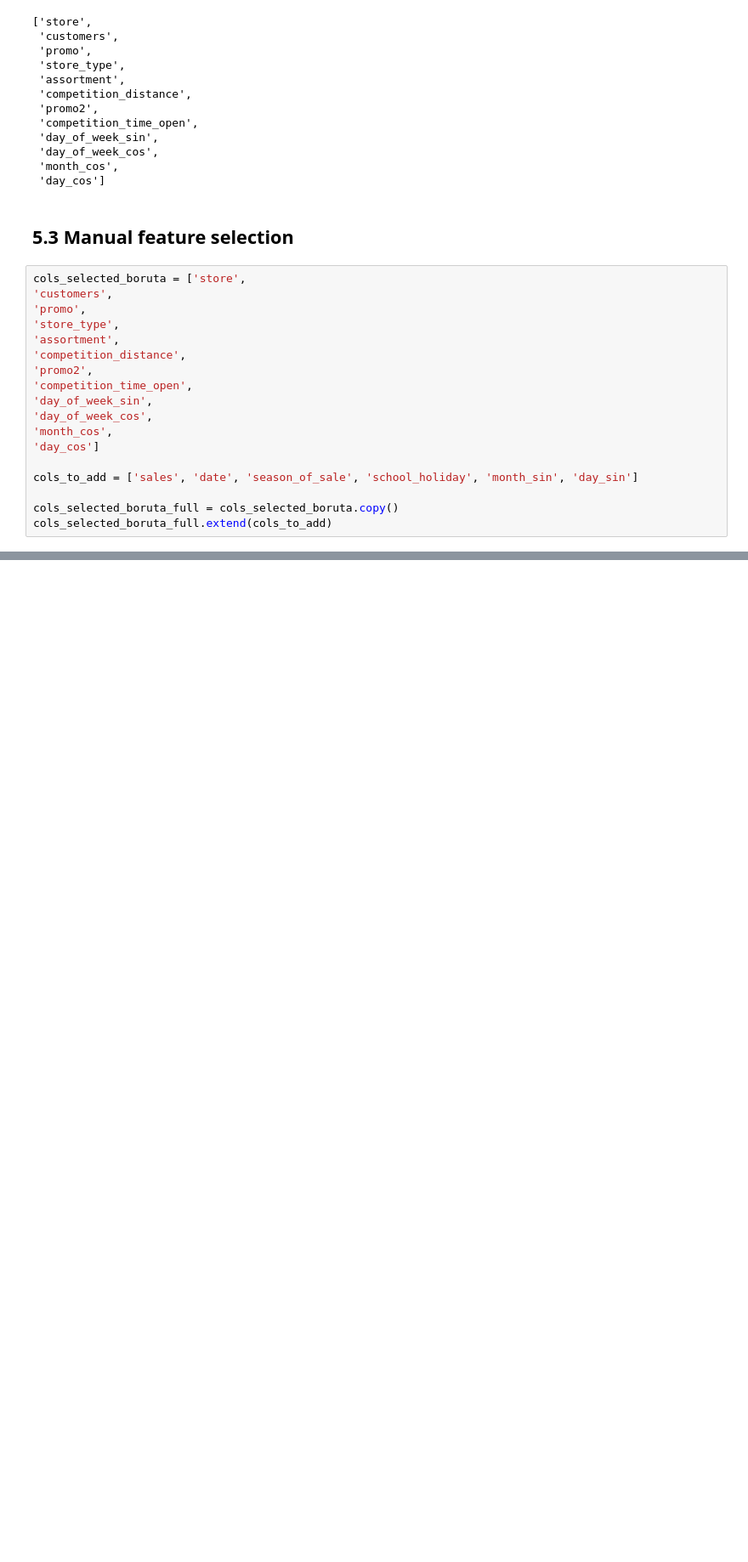
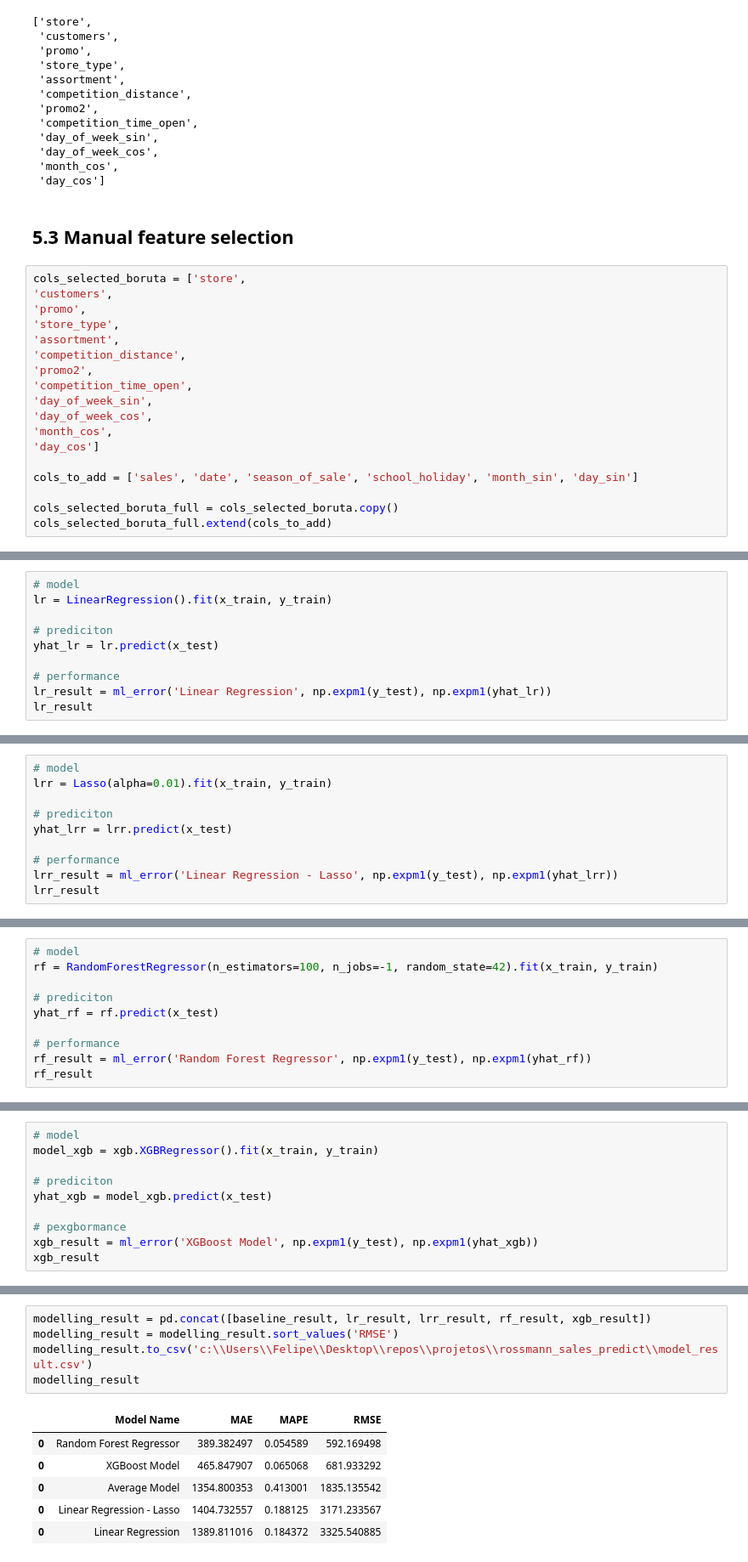
Before and after one commit to FelipeCaetanoDS/rossmann, a Jupyter notebook: rossmann_predict_project.ipynb, the cells around one changed output, grey strips where cells are left out. Shown at 85% size. Cells and saved outputs as stored; diff of their text form; blank space fills up the shorter version.

Commit message:
ML modelling

```diff
--- a/rossmann_predict_project.ipynb
+++ b/rossmann_predict_project.ipynb
@@ -915,0 +1001,10 @@ cols_selected_boruta_full.extend(cols_to_add)
+# %%
+# model
+lr = LinearRegression().fit(x_train, y_train)
+
+# prediciton
+yhat_lr = lr.predict(x_test)
+
+# performance
+lr_result = ml_error('Linear Regression', np.expm1(y_test), np.expm1(yhat_lr))
+lr_result
@@ -915,0 +1033,10 @@ cols_selected_boruta_full.extend(cols_to_add)
+# %%
+# model
+lrr = Lasso(alpha=0.01).fit(x_train, y_train)
+
+# prediciton
+yhat_lrr = lrr.predict(x_test)
+
+# performance
+lrr_result = ml_error('Linear Regression - Lasso', np.expm1(y_test), np.expm1(yhat_lrr))
+lrr_result
@@ -915,0 +1065,10 @@ cols_selected_boruta_full.extend(cols_to_add)
+# %%
+# model
+rf = RandomForestRegressor(n_estimators=100, n_jobs=-1, random_state=42).fit(x_train, y_train)
+
+# prediciton
+yhat_rf = rf.predict(x_test)
+
+# performance
+rf_result = ml_error('Random Forest Regressor', np.expm1(y_test), np.expm1(yhat_rf))
+rf_result
@@ -915,0 +1097,10 @@ cols_selected_boruta_full.extend(cols_to_add)
+# %%
+# model
+model_xgb = xgb.XGBRegressor().fit(x_train, y_train)
+
+# prediciton
+yhat_xgb = model_xgb.predict(x_test)
+
+# pexgbormance
+xgb_result = ml_error('XGBoost Model', np.expm1(y_test), np.expm1(yhat_xgb))
+xgb_result
@@ -915,0 +1131,12 @@ cols_selected_boruta_full.extend(cols_to_add)
+# %%
+modelling_result = pd.concat([baseline_result, lr_result, lrr_result, rf_result, xgb_result])
+modelling_result = modelling_result.sort_values('RMSE')
+modelling_result.to_csv('c:\\Users\\Felipe\\Desktop\\repos\\projetos\\rossmann_sales_predict\\model_result.csv')
+modelling_result
+# %% [output]
+|  | Model Name | MAE | MAPE | RMSE |
+| 0 | Random Forest Regressor | 389.382497 | 0.054589 | 592.169498 |
+| 0 | XGBoost Model | 465.847907 | 0.065068 | 681.933292 |
+| 0 | Average Model | 1354.800353 | 0.413001 | 1835.135542 |
+| 0 | Linear Regression - Lasso | 1404.732557 | 0.188125 | 3171.233567 |
+| 0 | Linear Regression | 1389.811016 | 0.184372 | 3325.540885 |
```
Also changed, not shown: parts of 30 cells of this notebook.
